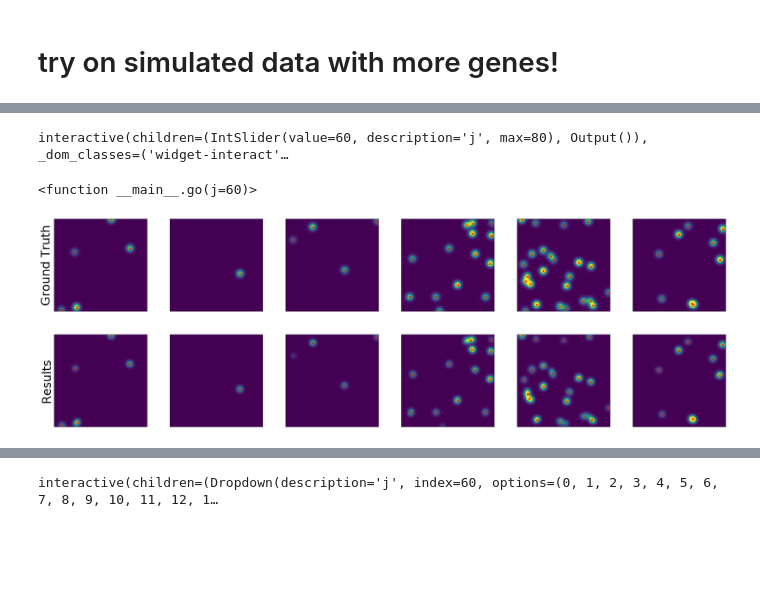
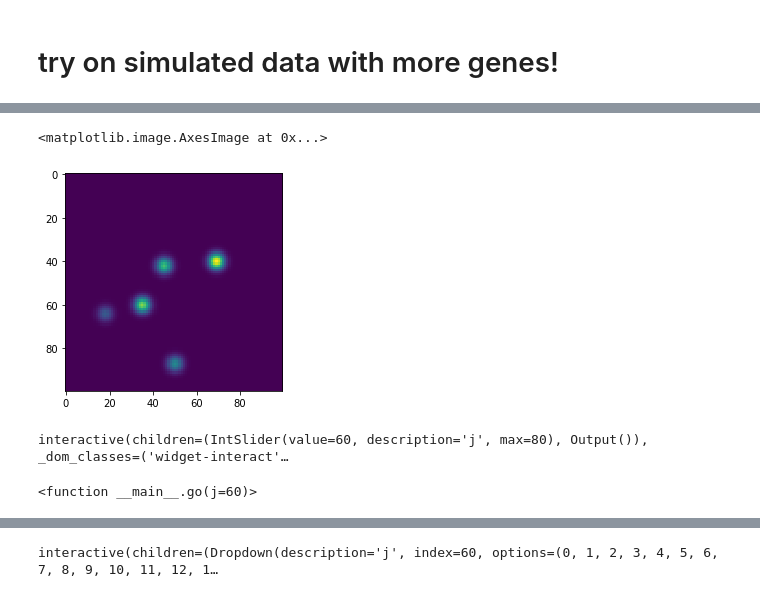
Before and after one commit to jacksonloper/barcoderegression, a Jupyter notebook: example.ipynb, the cells around one changed output, grey strips where cells are left out. Saved outputs shown, nothing was run; the diff lists cells and outputs as text; code cells hidden in the pictures; blank space fills up the shorter version.

```diff
--- a/example.ipynb
+++ b/example.ipynb
@@ -226,3 +295,8 @@ final loss 0.0026593153781969687
+# %%
+plt.imshow(F_blurred[:,j].reshape(spatial_dims))
+# %% [output]
+<matplotlib.image.AxesImage at 0x...>
+[figure, added]
 # %%
 F=model.F_scaled(blurred=True)
 F2=model2.F_scaled(blurred=True)
@@ -255,38 +329,3 @@ ipywidgets.interact(go,j=(0,model.J-1))
 # %% [output]
 interactive(children=(IntSlider(value=60, description='j', max=80), Output()), _dom_classes=('widget-interact'…
 <function __main__.go(j=60)>
-# %%
-Fsh=model.F_scaled(blurred=False)
-F=model.F_scaled(blurred=True)
-F2=model2.F_scaled(blurred=True)
-
-js=[23,26,27,49,60,77]
-
-with AnimAcross(columns=len(js)) as a:
-    for i,j in enumerate(js):
-        ~a
-        if i==0:
-            plt.ylabel("Ground Truth",fontsize=30)
-
-        pic=Fsh[:,j].reshape(spatial_dims)
-        locs=np.c_[np.where(pic>0)]
-
-        plt.imshow(F[:,j].reshape(spatial_dims),vmax=4)
-        plt.scatter(locs[:,1],locs[:,0],marker='x',color='red')
-        plt.xticks([]); plt.yticks([])
-        plt.xlim(0,pic.shape[1]-1)
-        plt.ylim(pic.shape[0]-1,0)
-
-    for i,j in enumerate(js):
-        ~a
-        if i==0:
-            plt.ylabel("Results",fontsize=30)
-
-        pic=F2[:,j].reshape(spatial_dims)
-
-        locs=skimage.feature.peak_local_max(pic,threshold_abs=.8)
-        plt.imshow(pic,vmax=4)
-        plt.scatter(locs[:,1],locs[:,0],marker='x',color='red')
-        plt.xticks([]); plt.yticks([])
-# %% [output]
-[figure, removed]
```
Also changed, not shown: parts of 9 cells of this notebook, 1 other file.
